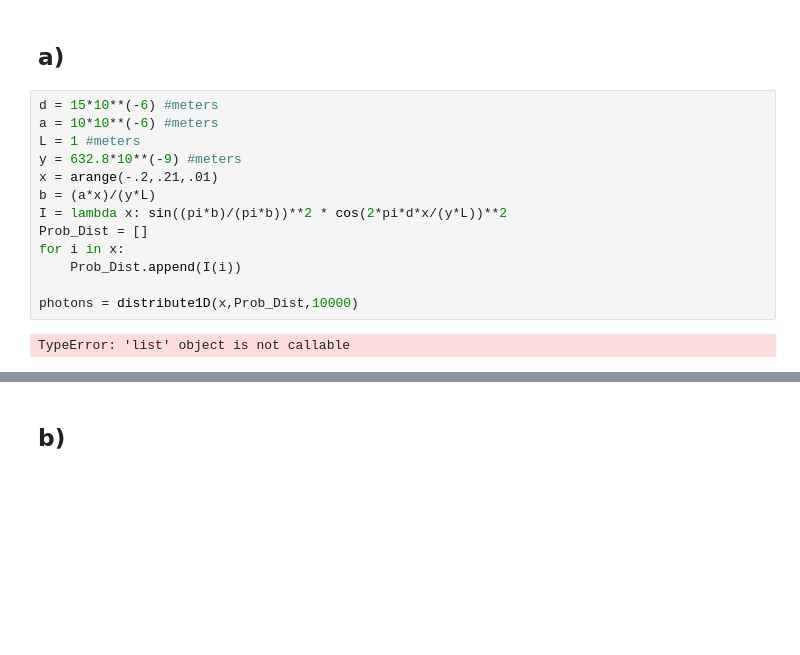
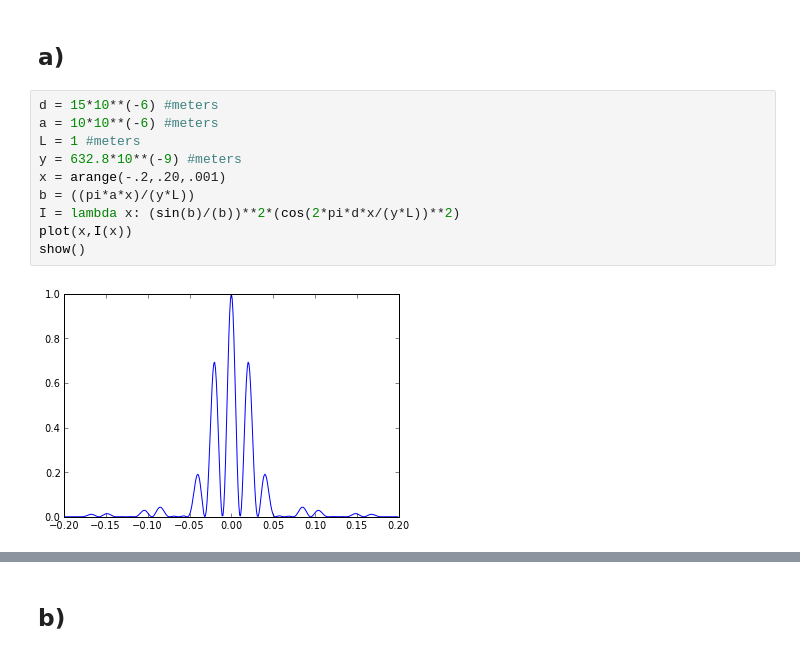
Before and after one commit to advice/PHYS-202-S13, a Jupyter notebook: Week8/ Random Numbers and MC Simulation.ipynb, the cells around one changed output, grey strips where cells are left out. Drawn from its saved outputs; the diff is of its cells as text; blank space fills up the shorter version.

```diff
--- a/Week8/ Random Numbers and MC Simulation.ipynb
+++ b/Week8/ Random Numbers and MC Simulation.ipynb
@@ -225,15 +227,12 @@ a)
 # %%
 d = 15*10**(-6) #meters
 a = 10*10**(-6) #meters
 L = 1 #meters
 y = 632.8*10**(-9) #meters
-x = arange(-.2,.21,.01)
-b = (a*x)/(y*L)
-I = lambda x: sin((pi*b)/(pi*b))**2 * cos(2*pi*d*x/(y*L))**2
-Prob_Dist = []
-for i in x:
-    Prob_Dist.append(I(i))
-
-photons = distribute1D(x,Prob_Dist,10000)
+x = arange(-.2,.20,.001)
+b = ((pi*a*x)/(y*L))
+I = lambda x: (sin(b)/(b))**2*(cos(2*pi*d*x/(y*L))**2)
+plot(x,I(x))
+show()
 # %% [output]
-TypeError: 'list' object is not callable
+[figure, added]
```
Also changed, not shown: parts of 13 cells of this notebook, 1 other file.
